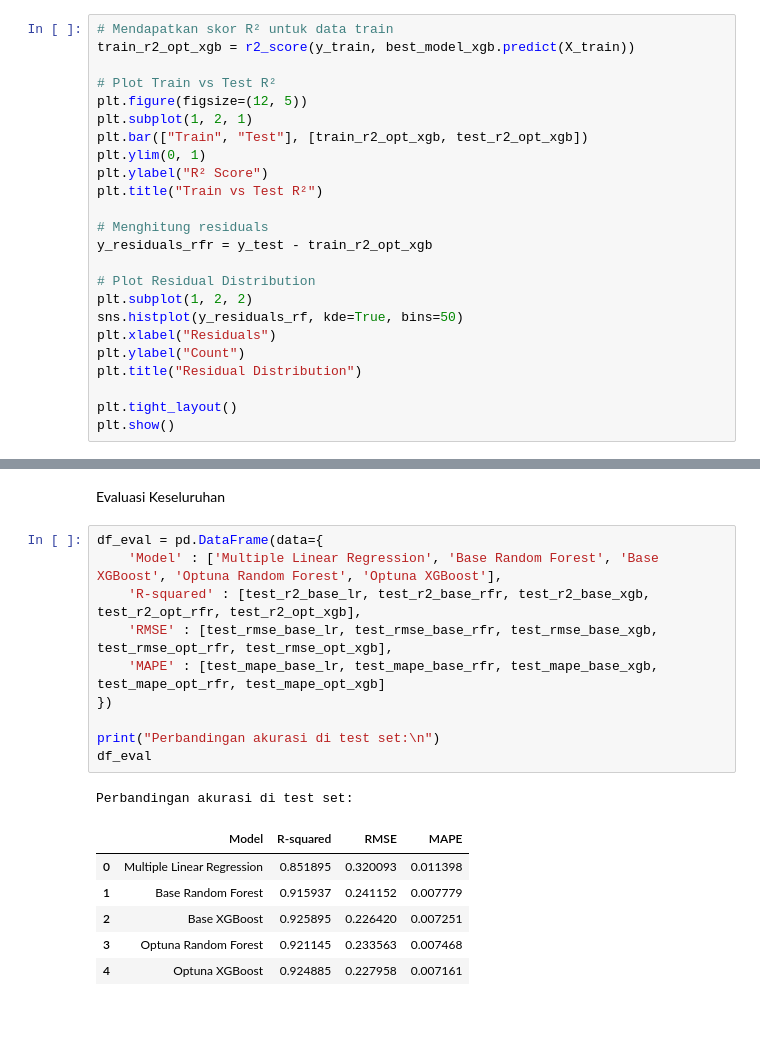
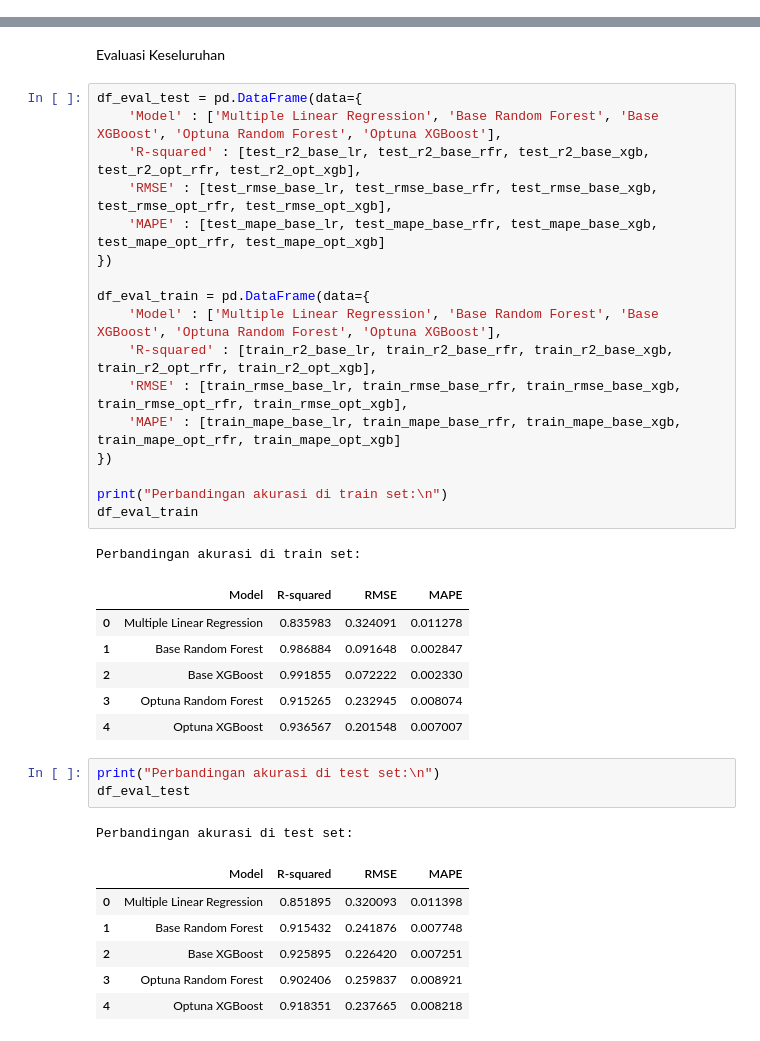
Before and after one commit to daff00/Kabupaten-Tangerang-House-Price-Prediction, a Jupyter notebook: HousePricePrediction_KabTangerang.ipynb, the cells around one changed output, grey strips where cells are left out. Drawn from its saved outputs; the diff is of its cells as text.

Commit message:
Update
Optuna

```diff
--- a/HousePricePrediction_KabTangerang.ipynb
+++ b/HousePricePrediction_KabTangerang.ipynb
@@ -887,24 +919,0 @@ Test MAPE: 0.007134180293217088
-# %%
-# Mendapatkan skor R² untuk data train
-train_r2_opt_xgb = r2_score(y_train, best_model_xgb.predict(X_train))
-
-# Plot Train vs Test R²
-plt.figure(figsize=(12, 5))
-plt.subplot(1, 2, 1)
-plt.bar(["Train", "Test"], [train_r2_opt_xgb, test_r2_opt_xgb])
-plt.ylim(0, 1)
-plt.ylabel("R² Score")
-plt.title("Train vs Test R²")
-
-# Menghitung residuals
-y_residuals_rfr = y_test - train_r2_opt_xgb
-
-# Plot Residual Distribution
-plt.subplot(1, 2, 2)
-sns.histplot(y_residuals_rf, kde=True, bins=50)
-plt.xlabel("Residuals")
-plt.ylabel("Count")
-plt.title("Residual Distribution")
-
-plt.tight_layout()
-plt.show()
@@ -913,20 +980,38 @@ plt.show()
 # %% [markdown]
 Evaluasi Keseluruhan
 # %%
-df_eval = pd.DataFrame(data={
+df_eval_test = pd.DataFrame(data={
     'Model' : ['Multiple Linear Regression', 'Base Random Forest', 'Base XGBoost', 'Optuna Random Forest', 'Optuna XGBoost'],
     'R-squared' : [test_r2_base_lr, test_r2_base_rfr, test_r2_base_xgb, test_r2_opt_rfr, test_r2_opt_xgb],
     'RMSE' : [test_rmse_base_lr, test_rmse_base_rfr, test_rmse_base_xgb, test_rmse_opt_rfr, test_rmse_opt_xgb],
     'MAPE' : [test_mape_base_lr, test_mape_base_rfr, test_mape_base_xgb, test_mape_opt_rfr, test_mape_opt_xgb]
 })
 
-print("Perbandingan akurasi di test set:\n")
-df_eval
+df_eval_train = pd.DataFrame(data={
+    'Model' : ['Multiple Linear Regression', 'Base Random Forest', 'Base XGBoost', 'Optuna Random Forest', 'Optuna XGBoost'],
+    'R-squared' : [train_r2_base_lr, train_r2_base_rfr, train_r2_base_xgb, train_r2_opt_rfr, train_r2_opt_xgb],
+    'RMSE' : [train_rmse_base_lr, train_rmse_base_rfr, train_rmse_base_xgb, train_rmse_opt_rfr, train_rmse_opt_xgb],
+    'MAPE' : [train_mape_base_lr, train_mape_base_rfr, train_mape_base_xgb, train_mape_opt_rfr, train_mape_opt_xgb]
+})
+
+print("Perbandingan akurasi di train set:\n")
+df_eval_train
 # %% [output]
-Perbandingan akurasi di test set:
+Perbandingan akurasi di train set:
 |  | Model | R-squared | RMSE | MAPE |
-| 0 | Multiple Linear Regression | 0.851895 | 0.320093 | 0.011398 |
-| 1 | Base Random Forest | 0.915937 | 0.241152 | 0.007779 |
-| 2 | Base XGBoost | 0.925895 | 0.226420 | 0.007251 |
-| 3 | Optuna Random Forest | 0.921145 | 0.233563 | 0.007468 |
-| 4 | Optuna XGBoost | 0.924885 | 0.227958 | 0.007161 |
+| 0 | Multiple Linear Regression | 0.835983 | 0.324091 | 0.011278 |
+| 1 | Base Random Forest | 0.986884 | 0.091648 | 0.002847 |
+| 2 | Base XGBoost | 0.991855 | 0.072222 | 0.002330 |
+| 3 | Optuna Random Forest | 0.915265 | 0.232945 | 0.008074 |
+| 4 | Optuna XGBoost | 0.936567 | 0.201548 | 0.007007 |
+# %%
+print("Perbandingan akurasi di test set:\n")
+df_eval_test
+# %% [output]
+Perbandingan akurasi di test set:
+|  | Model | R-squared | RMSE | MAPE |
+| 0 | Multiple Linear Regression | 0.851895 | 0.320093 | 0.011398 |
+| 1 | Base Random Forest | 0.915432 | 0.241876 | 0.007748 |
+| 2 | Base XGBoost | 0.925895 | 0.226420 | 0.007251 |
+| 3 | Optuna Random Forest | 0.902406 | 0.259837 | 0.008921 |
+| 4 | Optuna XGBoost | 0.918351 | 0.237665 | 0.008218 |
```
Also changed, not shown: parts of 13 cells of this notebook.
